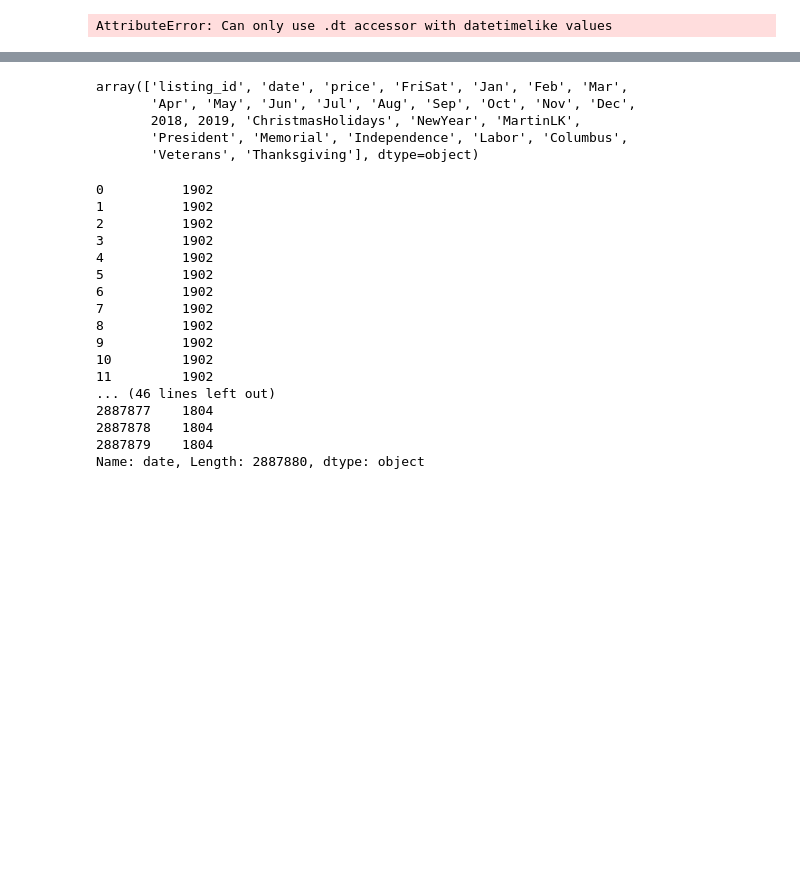
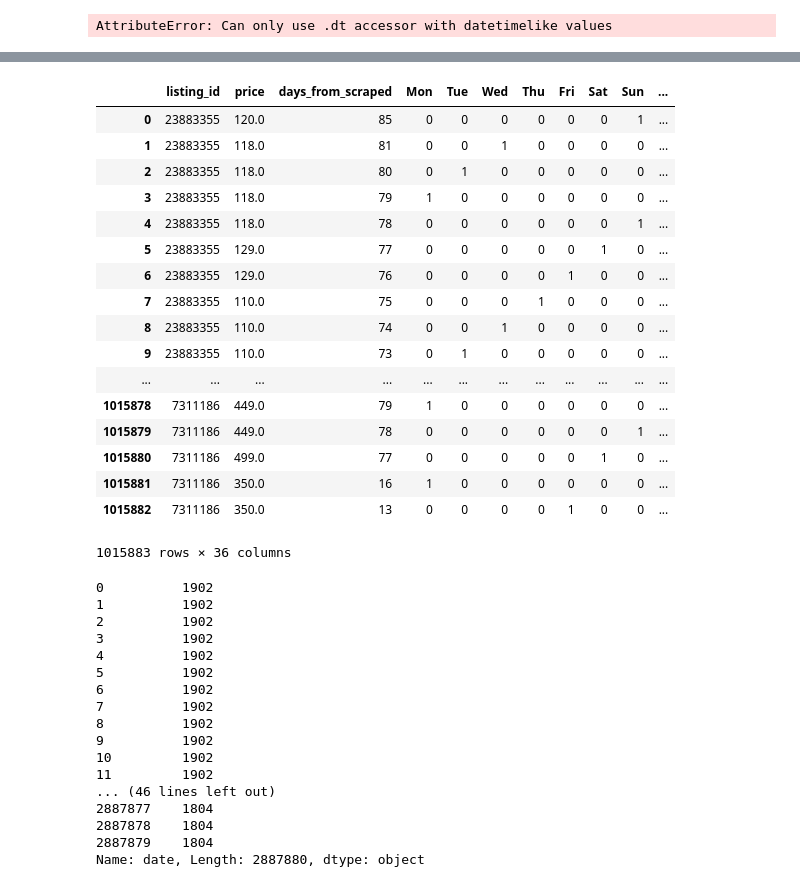
Before and after one commit to hengjiwang/seattle_airbnb_prediction, a Jupyter notebook: clean_and_feature_extraction/Untitled.ipynb, the cells around one changed output, grey strips where cells are left out. Saved outputs shown, nothing was run; the diff lists cells and outputs as text; code cells hidden in the pictures; blank space fills up the shorter version.

```diff
--- a/clean_and_feature_extraction/Untitled.ipynb
+++ b/clean_and_feature_extraction/Untitled.ipynb
@@ -420,4 +435,4 @@ class DatePreprocessing:
         #df = df.drop(columns=self.week)
         return df
 # %%
-DatePreprocessing('../data/2018_04_14/calendar.csv').do_preprocessing()
+df = DatePreprocessing('../data/2018_04_14/calendar.csv').do_preprocessing()
@@ -445,11 +439,24 @@ calendf = cl.do_preprocessing()
-# %%
-calendf.columns.values
-# %% [output]
-array(['listing_id', 'date', 'price', 'FriSat', 'Jan', 'Feb', 'Mar',
-       'Apr', 'May', 'Jun', 'Jul', 'Aug', 'Sep', 'Oct', 'Nov', 'Dec',
-       2018, 2019, 'ChristmasHolidays', 'NewYear', 'MartinLK',
-       'President', 'Memorial', 'Independence', 'Labor', 'Columbus',
-       'Veterans', 'Thanksgiving'], dtype=object)
+# %%
+df
+# %% [output]
+|  | listing_id | price | days_from_scraped | Mon | Tue | Wed | Thu | Fri | Sat | Sun | ... |
+| 0 | 23883355 | 120.0 | 85 | 0 | 0 | 0 | 0 | 0 | 0 | 1 | ... |
+| 1 | 23883355 | 118.0 | 81 | 0 | 0 | 1 | 0 | 0 | 0 | 0 | ... |
+| 2 | 23883355 | 118.0 | 80 | 0 | 1 | 0 | 0 | 0 | 0 | 0 | ... |
+| 3 | 23883355 | 118.0 | 79 | 1 | 0 | 0 | 0 | 0 | 0 | 0 | ... |
+| 4 | 23883355 | 118.0 | 78 | 0 | 0 | 0 | 0 | 0 | 0 | 1 | ... |
+| 5 | 23883355 | 129.0 | 77 | 0 | 0 | 0 | 0 | 0 | 1 | 0 | ... |
+| 6 | 23883355 | 129.0 | 76 | 0 | 0 | 0 | 0 | 1 | 0 | 0 | ... |
+| 7 | 23883355 | 110.0 | 75 | 0 | 0 | 0 | 1 | 0 | 0 | 0 | ... |
+| 8 | 23883355 | 110.0 | 74 | 0 | 0 | 1 | 0 | 0 | 0 | 0 | ... |
+| 9 | 23883355 | 110.0 | 73 | 0 | 1 | 0 | 0 | 0 | 0 | 0 | ... |
+| ... | ... | ... | ... | ... | ... | ... | ... | ... | ... | ... | ... |
+| 1015878 | 7311186 | 449.0 | 79 | 1 | 0 | 0 | 0 | 0 | 0 | 0 | ... |
+| 1015879 | 7311186 | 449.0 | 78 | 0 | 0 | 0 | 0 | 0 | 0 | 1 | ... |
+| 1015880 | 7311186 | 499.0 | 77 | 0 | 0 | 0 | 0 | 0 | 1 | 0 | ... |
+| 1015881 | 7311186 | 350.0 | 16 | 1 | 0 | 0 | 0 | 0 | 0 | 0 | ... |
+| 1015882 | 7311186 | 350.0 | 13 | 0 | 0 | 0 | 0 | 1 | 0 | 0 | ... |
+1015883 rows × 36 columns
 # %%
 from dateutil.parser import parse
 scraped = parse([x for x in fl.split('/') if x.startswith('20')][0].replace('_',''))
```
Also changed, not shown: parts of 3 cells of this notebook, 9 other files.
